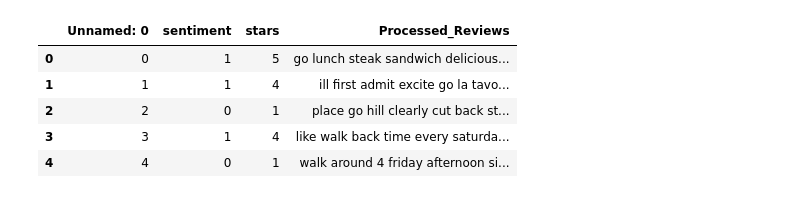
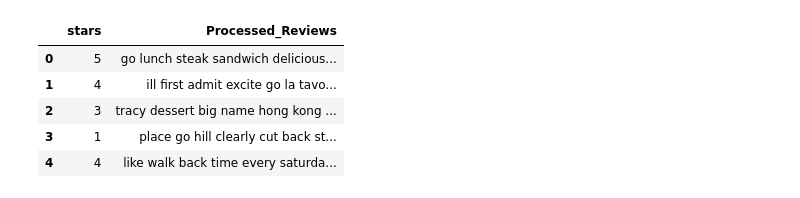
Before and after one commit to Harvey1973/Yelp-data-challenge, a Jupyter notebook: CNN/CNN_5_Labels.ipynb, the cells around one changed output. Drawn from its saved outputs; the diff is of its cells as text; code cells hidden in the pictures.

```diff
--- a/CNN/CNN_5_Labels.ipynb
+++ b/CNN/CNN_5_Labels.ipynb
@@ -11,11 +15,11 @@ from keras.utils import to_categorical
 # %%
-df = pd.read_csv("C:/Users/Harvey/Desktop/Yelp_data_set/restuarant_review_V4.csv")
+df = pd.read_csv("C:/Users/Harvey/Desktop/Yelp_data_set/restuarant_review_5_label_unbalanced.csv")
+df['Processed_Reviews'][0]
+df.head()
+# %% [output]
+|  | stars | Processed_Reviews |
+| 0 | 5 | go lunch steak sandwich delicious... |
+| 1 | 4 | ill first admit excite go la tavo... |
+| 2 | 3 | tracy dessert big name hong kong ... |
+| 3 | 1 | place go hill clearly cut back st... |
+| 4 | 4 | like walk back time every saturda... |
-# %%
-df.head()
-# %% [output]
-|  | Unnamed: 0 | sentiment | stars | Processed_Reviews |
-| 0 | 0 | 1 | 5 | go lunch steak sandwich delicious... |
-| 1 | 1 | 1 | 4 | ill first admit excite go la tavo... |
-| 2 | 2 | 0 | 1 | place go hill clearly cut back st... |
-| 3 | 3 | 1 | 4 | like walk back time every saturda... |
-| 4 | 4 | 0 | 1 | walk around 4 friday afternoon si... |
```
Also changed, not shown: parts of 34 cells of this notebook, 2 other files.
